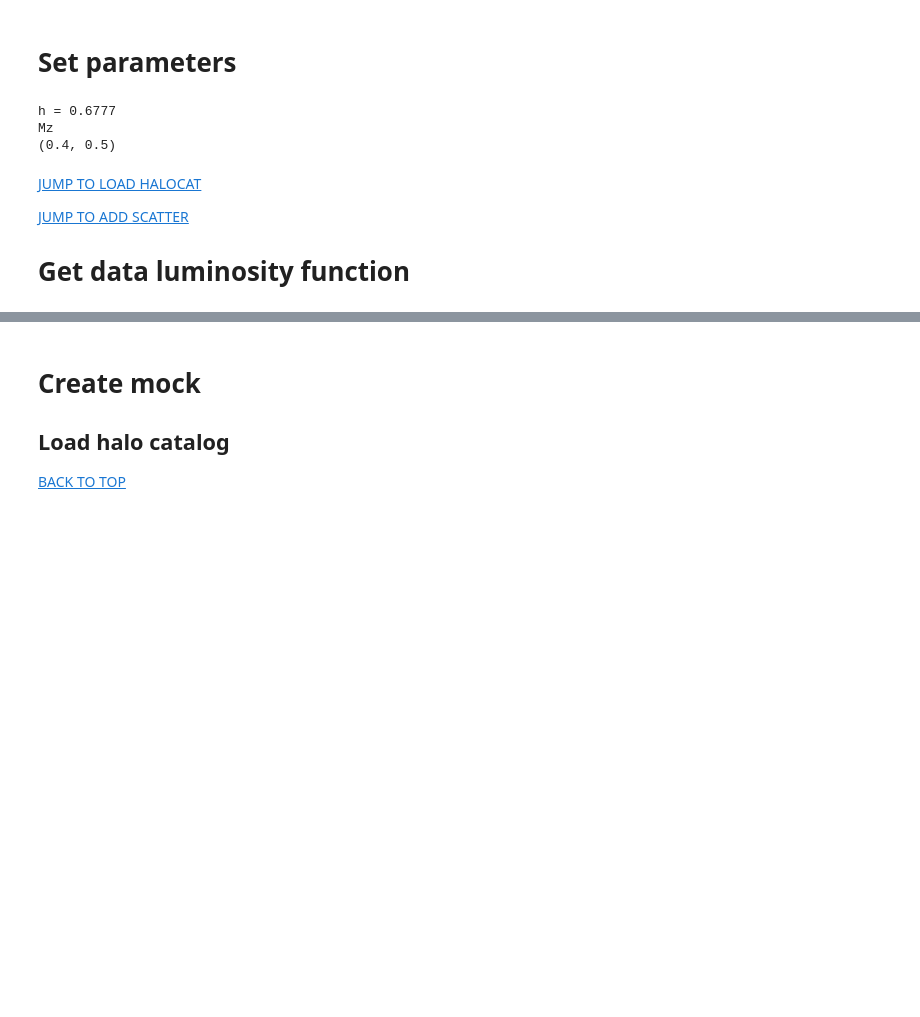
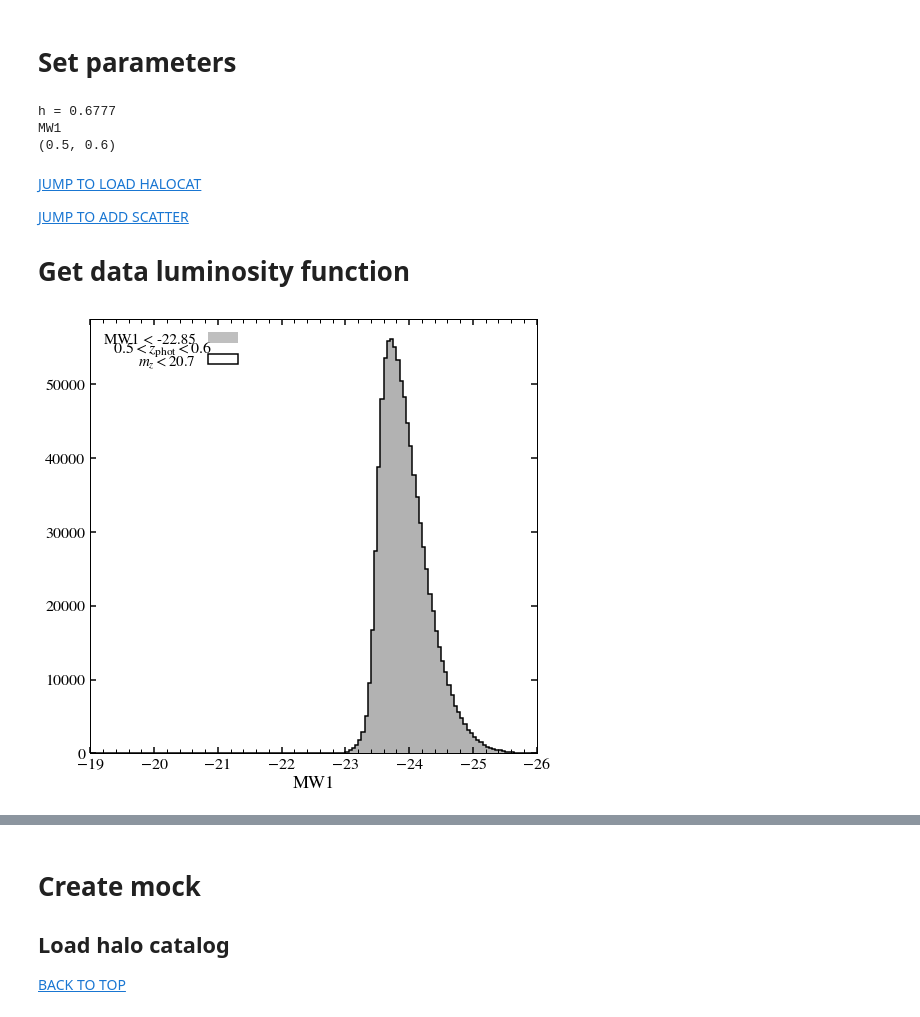
Before and after one commit to angelaberti/desi_lrg_sham, a Jupyter notebook: 00-sham_scatter.ipynb, the cells around one changed output, grey strips where cells are left out. Cells and saved outputs as stored; diff of their text form; code cells hidden in the pictures; blank space fills up the shorter version.

```diff
--- a/00-sham_scatter.ipynb
+++ b/00-sham_scatter.ipynb
@@ -44,8 +44,8 @@ from Corrfunc.theory.wp import wp as wp_corrfunc
 
 # Set parameters
 # %%
-band   = "Mz"
-zrange = (0.4,0.5)
+band   = "MW1"
+zrange = (0.5,0.6)
 
 rp_use_range = (0.1, None)
 
@@ -145,8 +145,8 @@ def param_list(values=False):
             print(f"{k}")
 # %% [output]
 h = 0.6777
-Mz
-(0.4, 0.5)
+MW1
+(0.5, 0.6)
 # %% [markdown]
 [JUMP TO LOAD HALOCAT](#load_halocat)
 
@@ -154,21 +154,25 @@ Mz
 
 # Get data luminosity function
 # %%
-t = Table(np.load(f"{BASEDIR}/mags_{cat_tag}_noLRG.npy"))
+t = Table(np.load(f"{BASEDIR}/mags_{cat_tag}.npy"))
+
+t = t[t["LRG_opt"]]
 # %%
-# fig, ax = plt.subplots(1, 1, figsize=(8,8))
+fig, ax = plt.subplots(1, 1, figsize=(8,8))
 
-# abs_mag_bins = np.round(np.arange(-26,-18+0.05,0.05),2)
+abs_mag_bins = np.round(np.arange(-26,-18+0.05,0.05),2)
 
-# ax.hist(t[band], bins=abs_mag_bins, color="gray", alpha=0.2, label="")
-# ax.hist(t[band], bins=abs_mag_bins[abs_mag_bins <= abs_mag_lim+0.05], color="gray", alpha=0.5, label=f"{band} < {abs_mag_lim}")
-# ax.hist(t[band], bins=abs_mag_bins, histtype="step", label="$m_z < 20.7$", color="k", lw=1.5)
+ax.hist(t[band], bins=abs_mag_bins, color="gray", alpha=0.2, label="")
+ax.hist(t[band], bins=abs_mag_bins[abs_mag_bins <= abs_mag_lim+0.05], color="gray", alpha=0.5, label=f"{band} < {abs_mag_lim}")
+ax.hist(t[band], bins=abs_mag_bins, histtype="step", label="$m_z < 20.7$", color="k", lw=1.5)
 
-# ax.legend(markerfirst=False)
-# ax.set_xlim(-19,-26)
-# ax.set_xlabel(band)
+ax.legend(markerfirst=False)
+ax.set_xlim(-19,-26)
+ax.set_xlabel(band)
 
-# ax.text(*get_corners(ax)["upper_left"], f"${zmin}$" + r"$< z_{\rm phot} <$" + f"$ {zmax}$", ha="left", va="top")
+ax.text(*get_corners(ax)["upper_left"], f"${zmin}$" + r"$< z_{\rm phot} <$" + f"$ {zmax}$", ha="left", va="top")
 
-# plt.show()
+plt.show()
+# %% [output]
+[figure, added]
 # %%
```
Also changed, not shown: parts of 11 cells of this notebook, 4 other files.
